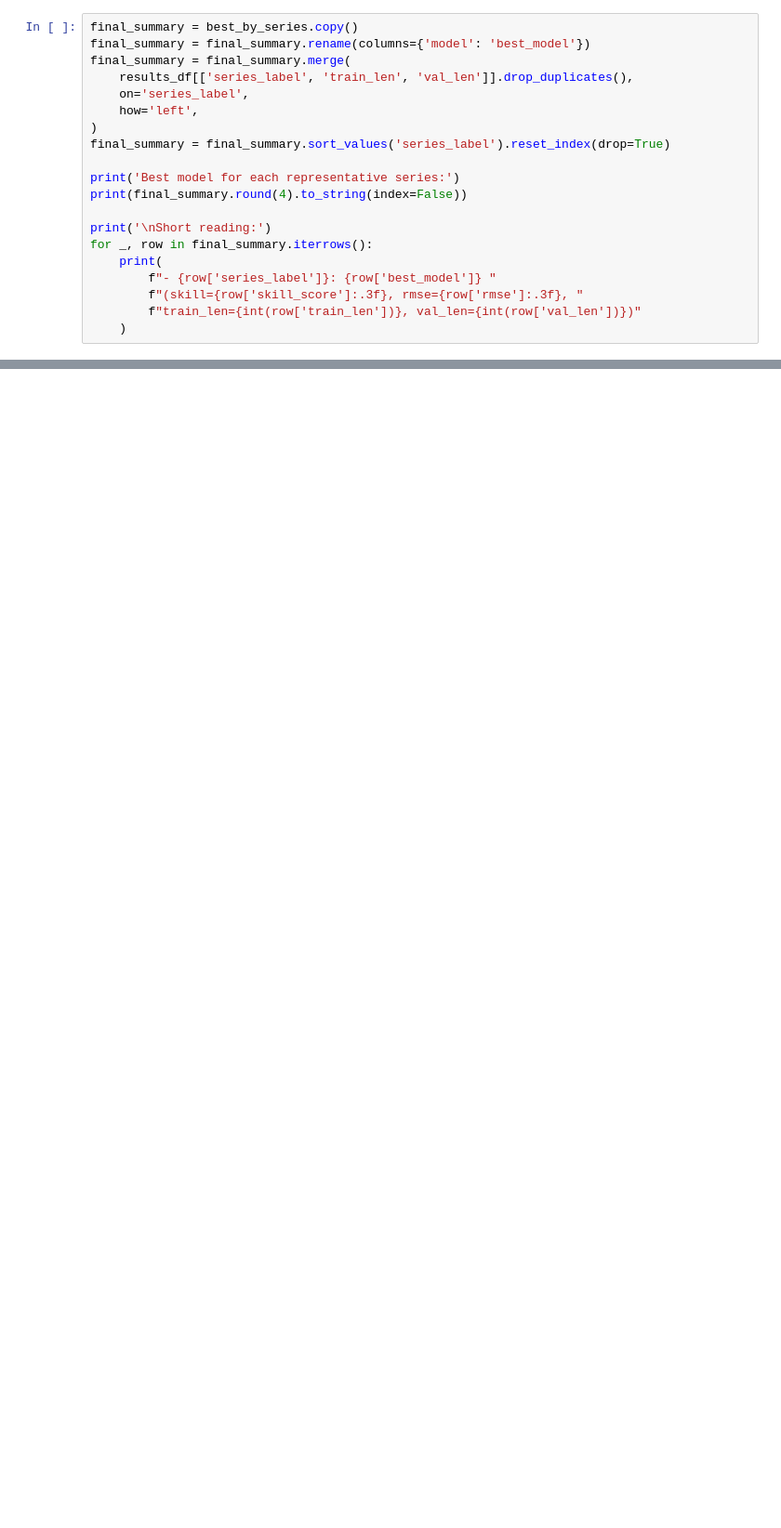
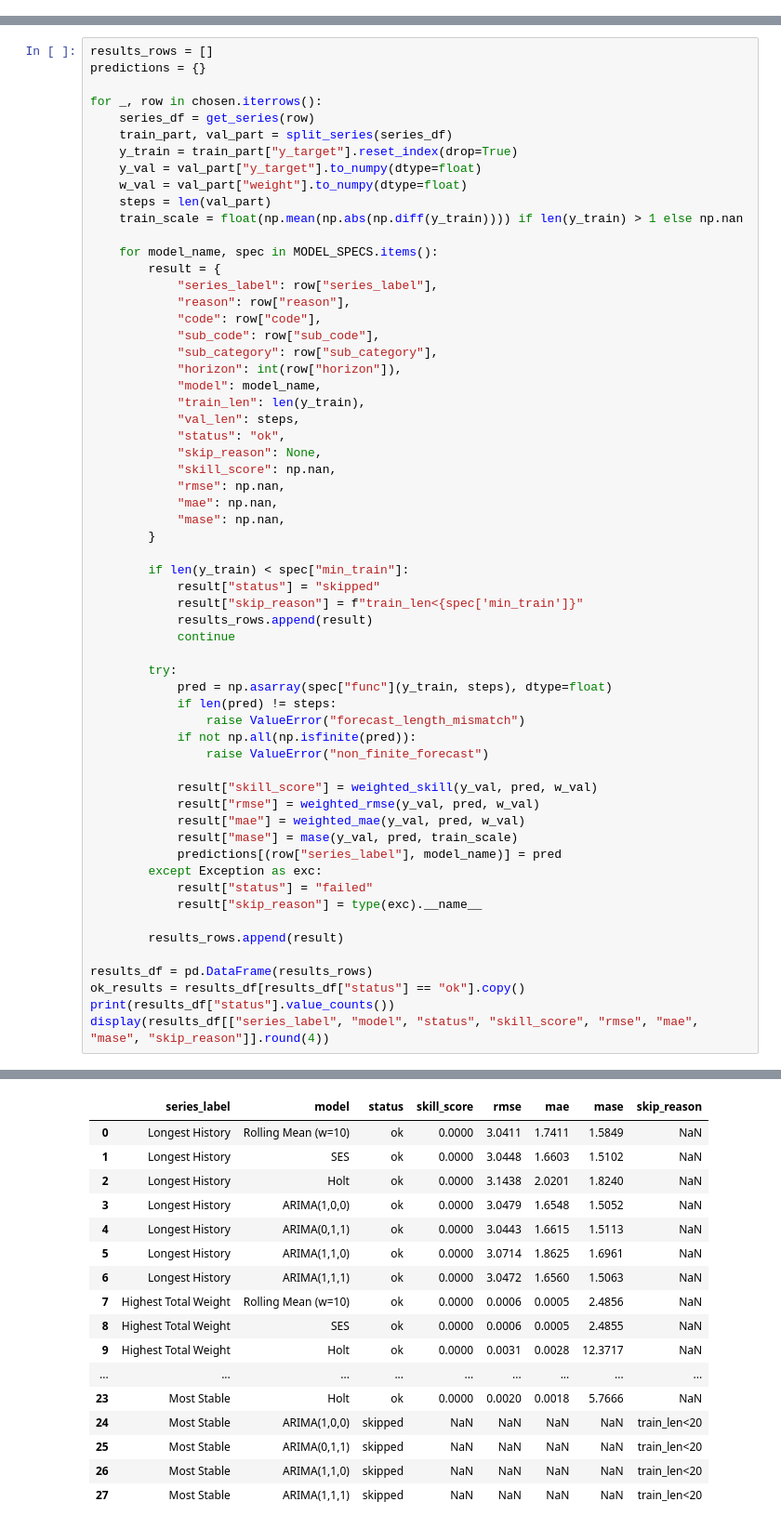
Before and after one commit to jeetrex17/ts-forecasting-project, a Jupyter notebook: notebooks/02_classical_codex.ipynb, the cells around one changed output, grey strips where cells are left out. Shown at 93% size. Cells and saved outputs as stored; diff of their text form; blank space fills up the shorter version.

```diff
--- a/notebooks/02_classical_codex.ipynb
+++ b/notebooks/02_classical_codex.ipynb
@@ -540,20 +0,0 @@ This notebook is intentionally small, so the conclusions are simple:
-# %%
-final_summary = best_by_series.copy()
-final_summary = final_summary.rename(columns={'model': 'best_model'})
-final_summary = final_summary.merge(
-    results_df[['series_label', 'train_len', 'val_len']].drop_duplicates(),
-    on='series_label',
-    how='left',
-)
-final_summary = final_summary.sort_values('series_label').reset_index(drop=True)
-
-print('Best model for each representative series:')
-print(final_summary.round(4).to_string(index=False))
-
-print('\nShort reading:')
-for _, row in final_summary.iterrows():
-    print(
-        f"- {row['series_label']}: {row['best_model']} "
-        f"(skill={row['skill_score']:.3f}, rmse={row['rmse']:.3f}, "
-        f"train_len={int(row['train_len'])}, val_len={int(row['val_len'])})"
-    )
@@ -559,0 +269,61 @@ for _, row in final_summary.iterrows():
+# %%
+results_rows = []
+predictions = {}
+
+for _, row in chosen.iterrows():
+    series_df = get_series(row)
+    train_part, val_part = split_series(series_df)
+    y_train = train_part["y_target"].reset_index(drop=True)
+    y_val = val_part["y_target"].to_numpy(dtype=float)
+    w_val = val_part["weight"].to_numpy(dtype=float)
+    steps = len(val_part)
+    train_scale = float(np.mean(np.abs(np.diff(y_train)))) if len(y_train) > 1 else np.nan
+
+    for model_name, spec in MODEL_SPECS.items():
+        result = {
+            "series_label": row["series_label"],
+            "reason": row["reason"],
+            "code": row["code"],
+            "sub_code": row["sub_code"],
+            "sub_category": row["sub_category"],
+            "horizon": int(row["horizon"]),
+            "model": model_name,
+            "train_len": len(y_train),
+            "val_len": steps,
+            "status": "ok",
+            "skip_reason": None,
+            "skill_score": np.nan,
+            "rmse": np.nan,
+            "mae": np.nan,
+            "mase": np.nan,
+        }
+
+        if len(y_train) < spec["min_train"]:
+            result["status"] = "skipped"
+            result["skip_reason"] = f"train_len<{spec['min_train']}"
+            results_rows.append(result)
+            continue
+
+        try:
+            pred = np.asarray(spec["func"](y_train, steps), dtype=float)
+            if len(pred) != steps:
+                raise ValueError("forecast_length_mismatch")
+            if not np.all(np.isfinite(pred)):
+                raise ValueError("non_finite_forecast")
+
+            result["skill_score"] = weighted_skill(y_val, pred, w_val)
+            result["rmse"] = weighted_rmse(y_val, pred, w_val)
+            result["mae"] = weighted_mae(y_val, pred, w_val)
+            result["mase"] = mase(y_val, pred, train_scale)
+            predictions[(row["series_label"], model_name)] = pred
+        except Exception as exc:
+            result["status"] = "failed"
+            result["skip_reason"] = type(exc).__name__
+
+        results_rows.append(result)
+
+results_df = pd.DataFrame(results_rows)
+ok_results = results_df[results_df["status"] == "ok"].copy()
+print(results_df["status"].value_counts())
+display(results_df[["series_label", "model", "status", "skill_score", "rmse", "mae", "mase", "skip_reason"]].round(4))
+# %% [output]
@@ -559,0 +334,17 @@ for _, row in final_summary.iterrows():
+|  | series_label | model | status | skill_score | rmse | mae | mase | skip_reason |
+| 0 | Longest History | Rolling Mean (w=10) | ok | 0.0000 | 3.0411 | 1.7411 | 1.5849 | NaN |
+| 1 | Longest History | SES | ok | 0.0000 | 3.0448 | 1.6603 | 1.5102 | NaN |
+| 2 | Longest History | Holt | ok | 0.0000 | 3.1438 | 2.0201 | 1.8240 | NaN |
+| 3 | Longest History | ARIMA(1,0,0) | ok | 0.0000 | 3.0479 | 1.6548 | 1.5052 | NaN |
+| 4 | Longest History | ARIMA(0,1,1) | ok | 0.0000 | 3.0443 | 1.6615 | 1.5113 | NaN |
+| 5 | Longest History | ARIMA(1,1,0) | ok | 0.0000 | 3.0714 | 1.8625 | 1.6961 | NaN |
+| 6 | Longest History | ARIMA(1,1,1) | ok | 0.0000 | 3.0472 | 1.6560 | 1.5063 | NaN |
+| 7 | Highest Total Weight | Rolling Mean (w=10) | ok | 0.0000 | 0.0006 | 0.0005 | 2.4856 | NaN |
+| 8 | Highest Total Weight | SES | ok | 0.0000 | 0.0006 | 0.0005 | 2.4855 | NaN |
+| 9 | Highest Total Weight | Holt | ok | 0.0000 | 0.0031 | 0.0028 | 12.3717 | NaN |
+| ... | ... | ... | ... | ... | ... | ... | ... | ... |
+| 23 | Most Stable | Holt | ok | 0.0000 | 0.0020 | 0.0018 | 5.7666 | NaN |
+| 24 | Most Stable | ARIMA(1,0,0) | skipped | NaN | NaN | NaN | NaN | train_len<20 |
+| 25 | Most Stable | ARIMA(0,1,1) | skipped | NaN | NaN | NaN | NaN | train_len<20 |
+| 26 | Most Stable | ARIMA(1,1,0) | skipped | NaN | NaN | NaN | NaN | train_len<20 |
+| 27 | Most Stable | ARIMA(1,1,1) | skipped | NaN | NaN | NaN | NaN | train_len<20 |
```
Also changed, not shown: parts of 38 cells of this notebook.
